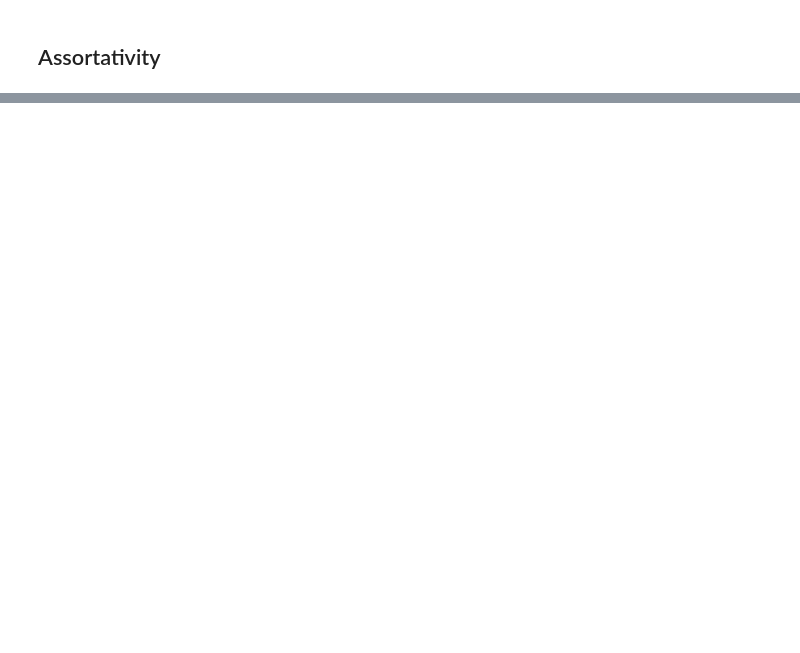
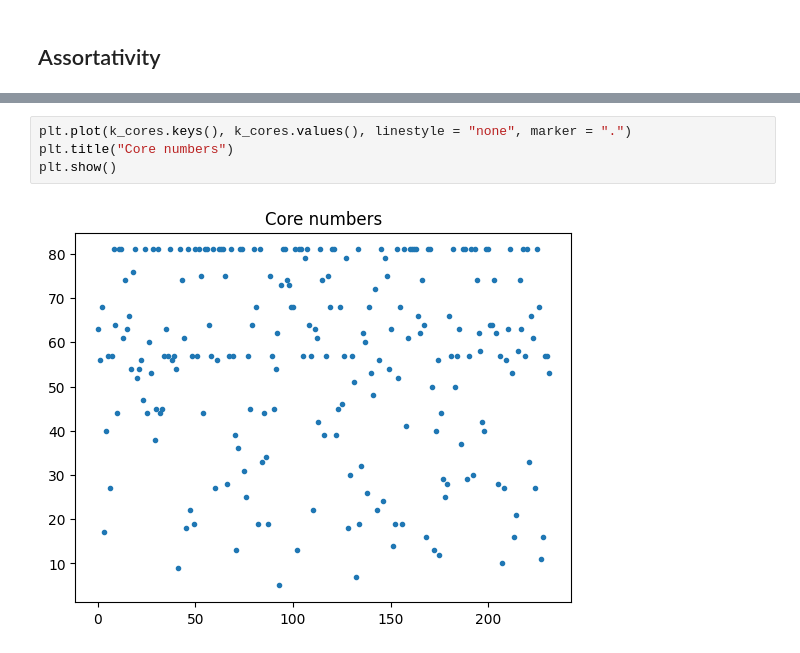
Before and after one commit to Ethangx8/AdvancedDataScienceCN, a Jupyter notebook: notebook/notebook.ipynb, the cells around one changed output, grey strips where cells are left out. Drawn from its saved outputs; the diff is of its cells as text; blank space fills up the shorter version.

```diff
--- a/notebook/notebook.ipynb
+++ b/notebook/notebook.ipynb
@@ -257,0 +288,6 @@ print(nx.degree_pearson_correlation_coefficient(g, weight = "migration_total"))
+# %%
+plt.plot(k_cores.keys(), k_cores.values(), linestyle = "none", marker = ".")
+plt.title("Core numbers")
+plt.show()
+# %% [output]
+[figure, added]
```
Also changed, not shown: parts of 22 cells of this notebook.
